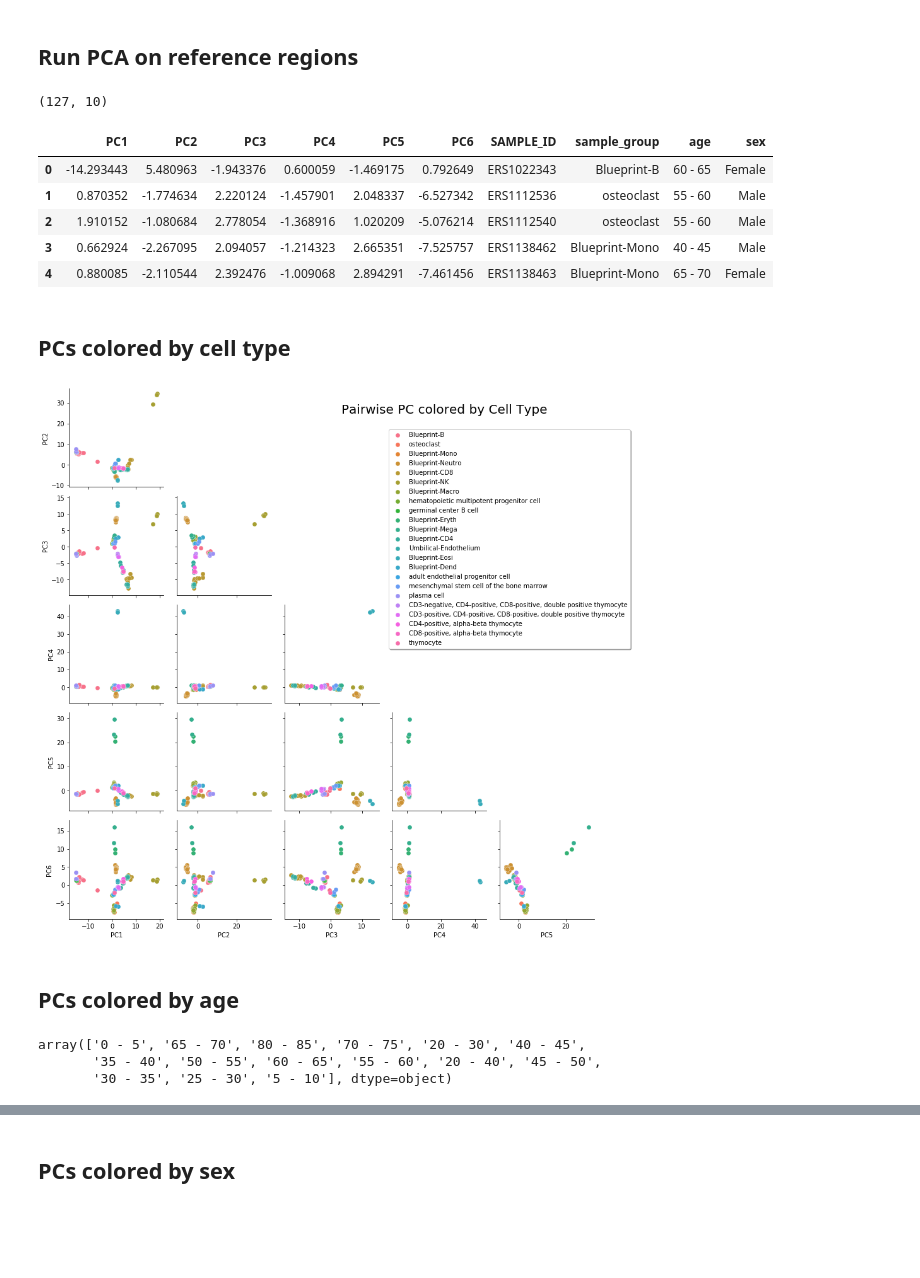
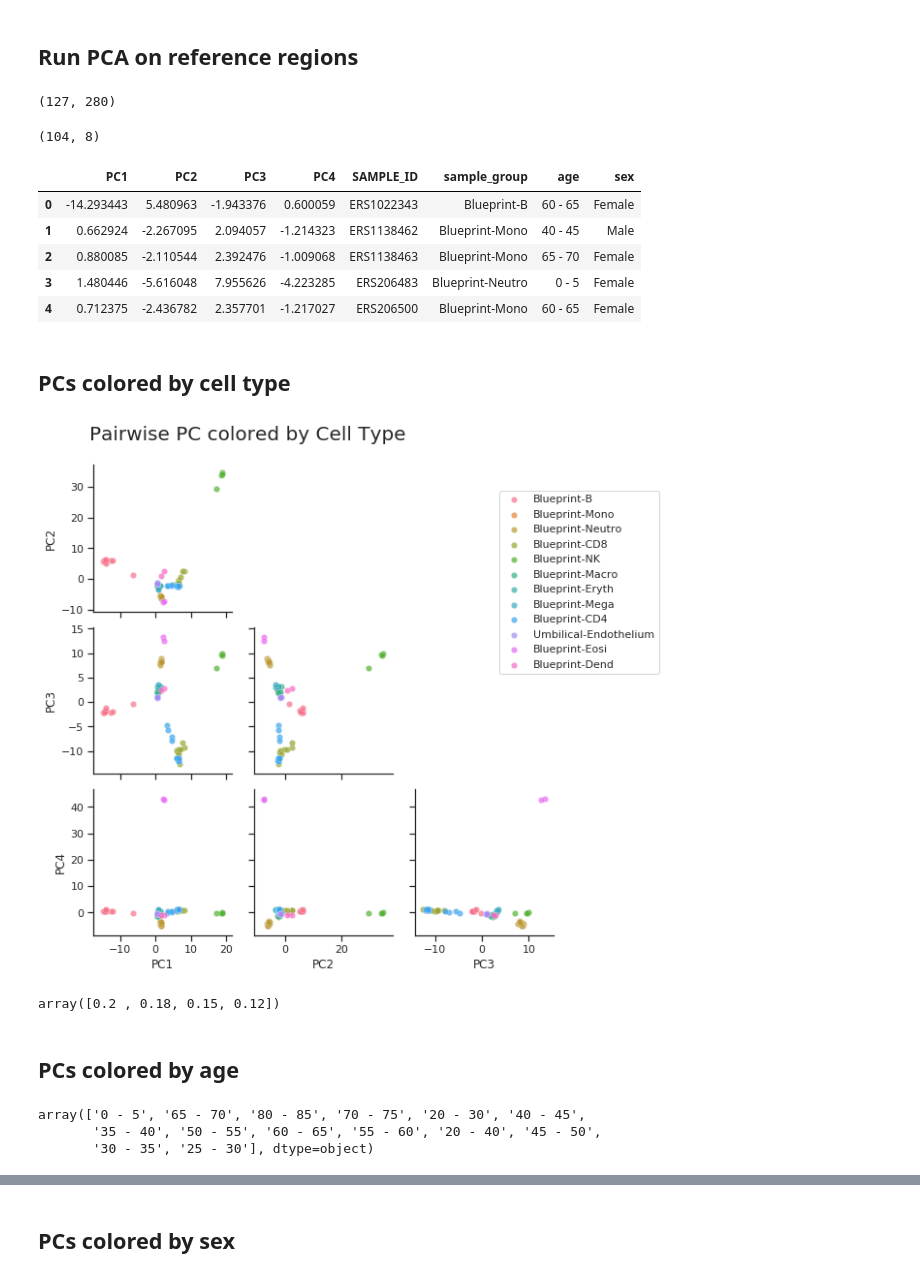
Before and after one commit to gh-msun/gh-msun, a Jupyter notebook: projects/2023_06_26_SRT_deconvolution_MS/notebooks/04_exploratory_pca_blueprint.ipynb, the cells around one changed output, grey strips where cells are left out. Drawn from its saved outputs; the diff is of its cells as text; code cells hidden in the pictures; blank space fills up the shorter version.

```diff
--- a/projects/2023_06_26_SRT_deconvolution_MS/notebooks/04_exploratory_pca_blueprint.ipynb
+++ b/projects/2023_06_26_SRT_deconvolution_MS/notebooks/04_exploratory_pca_blueprint.ipynb
@@ -20,6 +20,8 @@ def create_pc_dict(num):
 
 def difference(listA, listB):
     return list(set(listA).difference(set(listB)))
+# %%
+sns.set_context('talk')
 # %% [markdown]
 ## Data preprocessing
 # %%
@@ -57,7 +59,7 @@ sample_df metadata. I use the CELL_TYPE feature in the
 blueprint data to get cell type info (instead of sample_group).
 This seems to be more detailed than sample_group.
 '''
-INCLUDE_23 = True
+INCLUDE_23 = False
 
 if INCLUDE_23:
     filtered_blueprint_df = blueprint_df[blueprint_df['SAMPLE_ID'].isin(diff_id_list)]
@@ -91,7 +86,7 @@ metadata.head()
 # %% [markdown]
 ## Run PCA on reference regions
 # %%
-N_PCA = 6
+N_PCA = 4
 
 # Only look at regions in the ref matrix (blueprint immune cell type specific)
 idxs = data['region_id'].isin(refmat['region_id'])
@@ -117,17 +112,21 @@ pca_df = pca_df \
     .rename(create_pc_dict(N_PCA),axis=1) \
      .assign(SAMPLE_ID=samples) \
      .merge(metadata, how='inner')
+# %%
+X.shape
+# %% [output]
+(127, 280)
 # %%
 print(pca_df.shape)
 pca_df.head()
 # %% [output]
-(127, 10)
+(104, 8)
-|  | PC1 | PC2 | PC3 | PC4 | PC5 | PC6 | SAMPLE_ID | sample_group | age | sex |
-| 0 | -14.293443 | 5.480963 | -1.943376 | 0.600059 | -1.469175 | 0.792649 | ERS1022343 | Blueprint-B | 60 - 65 | Female |
-| 1 | 0.870352 | -1.774634 | 2.220124 | -1.457901 | 2.048337 | -6.527342 | ERS1112536 | osteoclast | 55 - 60 | Male |
-| 2 | 1.910152 | -1.080684 | 2.778054 | -1.368916 | 1.020209 | -5.076214 | ERS1112540 | osteoclast | 55 - 60 | Male |
-| 3 | 0.662924 | -2.267095 | 2.094057 | -1.214323 | 2.665351 | -7.525757 | ERS1138462 | Blueprint-Mono | 40 - 45 | Male |
-| 4 | 0.880085 | -2.110544 | 2.392476 | -1.009068 | 2.894291 | -7.461456 | ERS1138463 | Blueprint-Mono | 65 - 70 | Female |
+|  | PC1 | PC2 | PC3 | PC4 | SAMPLE_ID | sample_group | age | sex |
+| 0 | -14.293443 | 5.480963 | -1.943376 | 0.600059 | ERS1022343 | Blueprint-B | 60 - 65 | Female |
+| 1 | 0.662924 | -2.267095 | 2.094057 | -1.214323 | ERS1138462 | Blueprint-Mono | 40 - 45 | Male |
+| 2 | 0.880085 | -2.110544 | 2.392476 | -1.009068 | ERS1138463 | Blueprint-Mono | 65 - 70 | Female |
+| 3 | 1.480446 | -5.616048 | 7.955626 | -4.223285 | ERS206483 | Blueprint-Neutro | 0 - 5 | Female |
+| 4 | 0.712375 | -2.436782 | 2.357701 | -1.217027 | ERS206500 | Blueprint-Mono | 60 - 65 | Female |
 # %% [markdown]
 ## PCs colored by cell type
 # %%
@@ -135,17 +134,20 @@ pca_df.head()
 # plt.legend(loc='upper center', bbox_to_anchor=(0.5, 1.35), ncol=3, fancybox=True, shadow=True)
 # %%
 g = sns.PairGrid(pca_df, hue='sample_group')
-g.map_lower(plt.scatter, s=50, edgecolor='white', linewidth=.3)
-g.fig.suptitle("Pairwise PC colored by Cell Type", size=20, x=0.6, y=0.8)
+g.map_lower(plt.scatter, s=40, edgecolor='white', linewidth=.3, alpha=0.7)
+g.fig.suptitle("Pairwise PC colored by Cell Type", size=20, x=0.3, y=0.8)
 
 # Remove axes of the upper triangle and the diagonal
 for i, j in zip(*np.triu_indices_from(g.axes, k=0)):
     g.axes[i, j].set_visible(False)
-
-plt.legend(loc='upper center', bbox_to_anchor=(0.1, 5), ncol=1, fancybox=True, shadow=True)
+plt.legend(loc='lower right', bbox_to_anchor=(1.80, 1.75))
 plt.show()
 # %% [output]
-[figure, old version]
+[figure, new version]
+# %%
+np.round(pca.explained_variance_ratio_, 2)
+# %% [output]
+array([0.2 , 0.18, 0.15, 0.12])
 # %% [markdown]
 ## PCs colored by age
 # %%
@@ -154,7 +156,7 @@ metadata.age.unique()
 # %% [output]
 array(['0 - 5', '65 - 70', '80 - 85', '70 - 75', '20 - 30', '40 - 45',
        '35 - 40', '50 - 55', '60 - 65', '55 - 60', '20 - 40', '45 - 50',
-       '30 - 35', '25 - 30', '5 - 10'], dtype=object)
+       '30 - 35', '25 - 30'], dtype=object)
 # %%
 # barplot of age
 counts = pca_df.age.value_counts()
```
Also changed, not shown: parts of 15 cells of this notebook, 3 other files.
